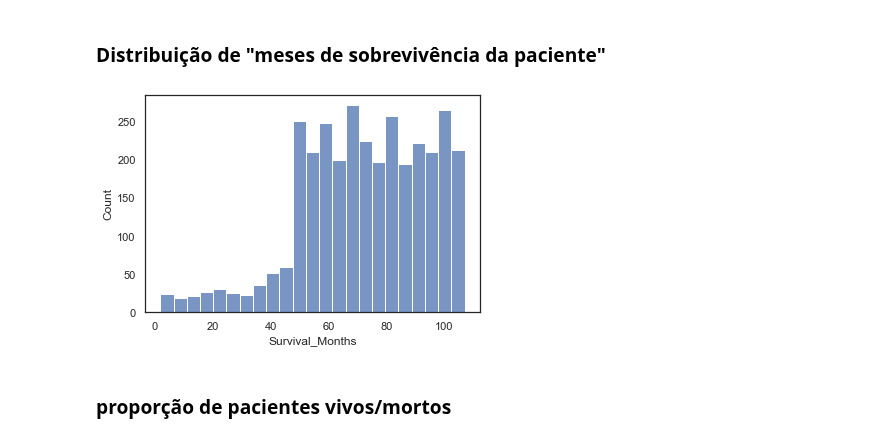
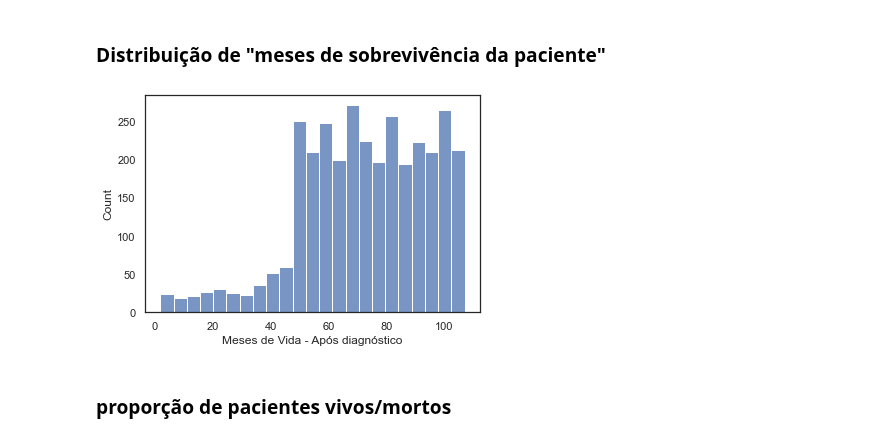
Before and after one commit to faustinothiagos/Project_Workshop_3_DS_Digital_House, a Jupyter notebook: workshop3.ipynb, the cells around one changed output. Drawn from its saved outputs; the diff is of its cells as text; code cells hidden in the pictures.

Commit message:
Final Ver - Renomear eixos nos plots pros slides

```diff
--- a/workshop3.ipynb
+++ b/workshop3.ipynb
@@ -284,10 +295,11 @@ df = df.drop(df[df['Regional_Node_Positive'] < regional_node_pos_limits[0]].inde
 # %% [markdown]
 ### Distribuição de "meses de sobrevivência da paciente"
 # %%
-sns.histplot(x = 'Survival_Months', data = df)
+meses = sns.histplot(x = 'Survival_Months', data = df)
+meses.set_xlabel('Meses de Vida - Após diagnóstico')
 plt.show()
 # %% [output]
-[figure, old version]
+[figure, new version]
 # %% [markdown]
 ### proporção de pacientes vivos/mortos
 # %%
```
Also changed, not shown: parts of 22 cells of this notebook.
